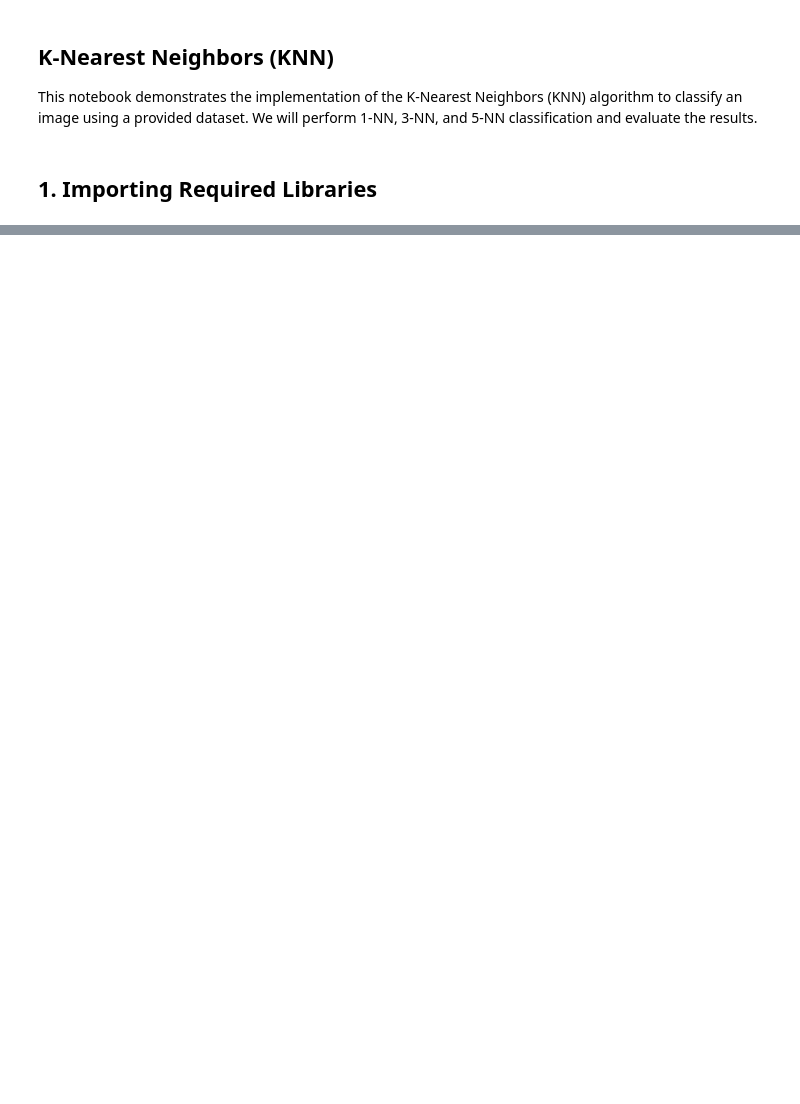
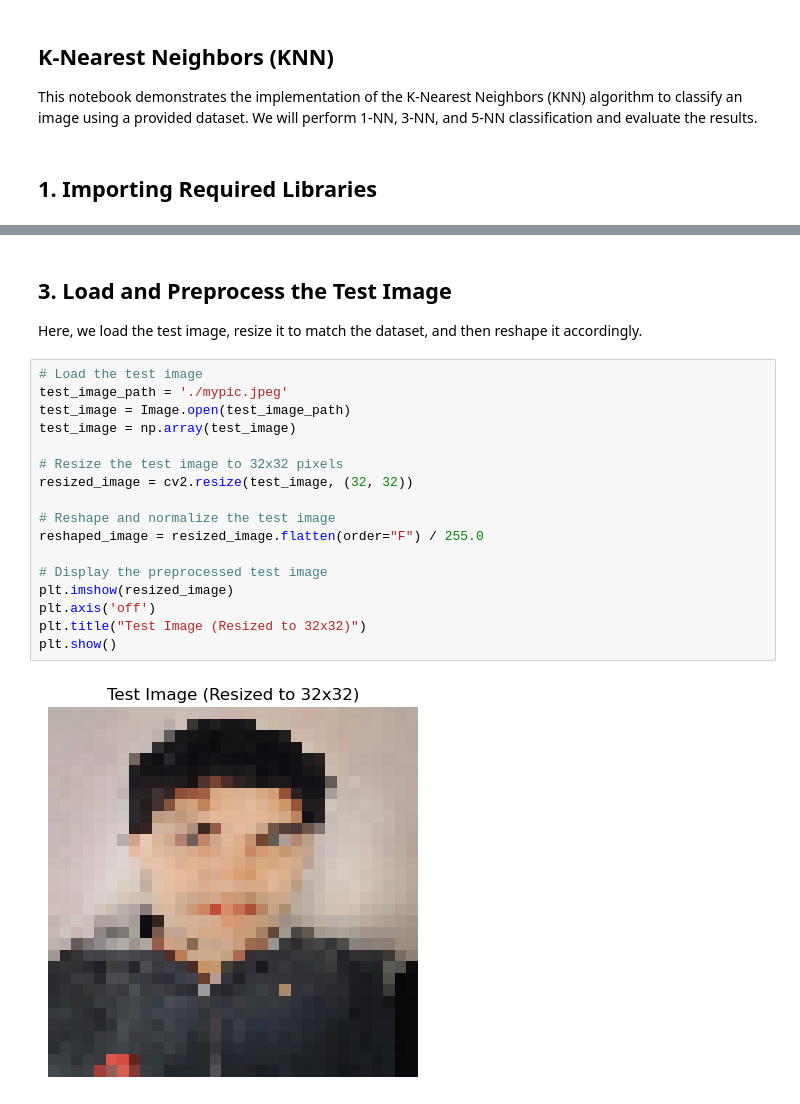
Before and after one commit to iamanasinam/ATS-Internship, a Jupyter notebook: 03. Celebrity Look-Alike Classifier/KKN.ipynb, the cells around one changed output, grey strips where cells are left out. Drawn from its saved outputs; the diff is of its cells as text; blank space fills up the shorter version.

```diff
--- a/03. Celebrity Look-Alike Classifier/KKN.ipynb
+++ b/03. Celebrity Look-Alike Classifier/KKN.ipynb
@@ -115,0 +33,22 @@ In this Block you need to fill the code for 1-NN.
+# %% [markdown]
+## 3. Load and Preprocess the Test Image
+Here, we load the test image, resize it to match the dataset, and then reshape it accordingly.
+# %%
+# Load the test image
+test_image_path = './mypic.jpeg'
+test_image = Image.open(test_image_path)
+test_image = np.array(test_image)
+
+# Resize the test image to 32x32 pixels
+resized_image = cv2.resize(test_image, (32, 32))
+
+# Reshape and normalize the test image
+reshaped_image = resized_image.flatten(order="F") / 255.0
+
+# Display the preprocessed test image
+plt.imshow(resized_image)
+plt.axis('off')
+plt.title("Test Image (Resized to 32x32)")
+plt.show()
+# %% [output]
+[figure, added]
```
Also changed, not shown: parts of 19 cells of this notebook.
